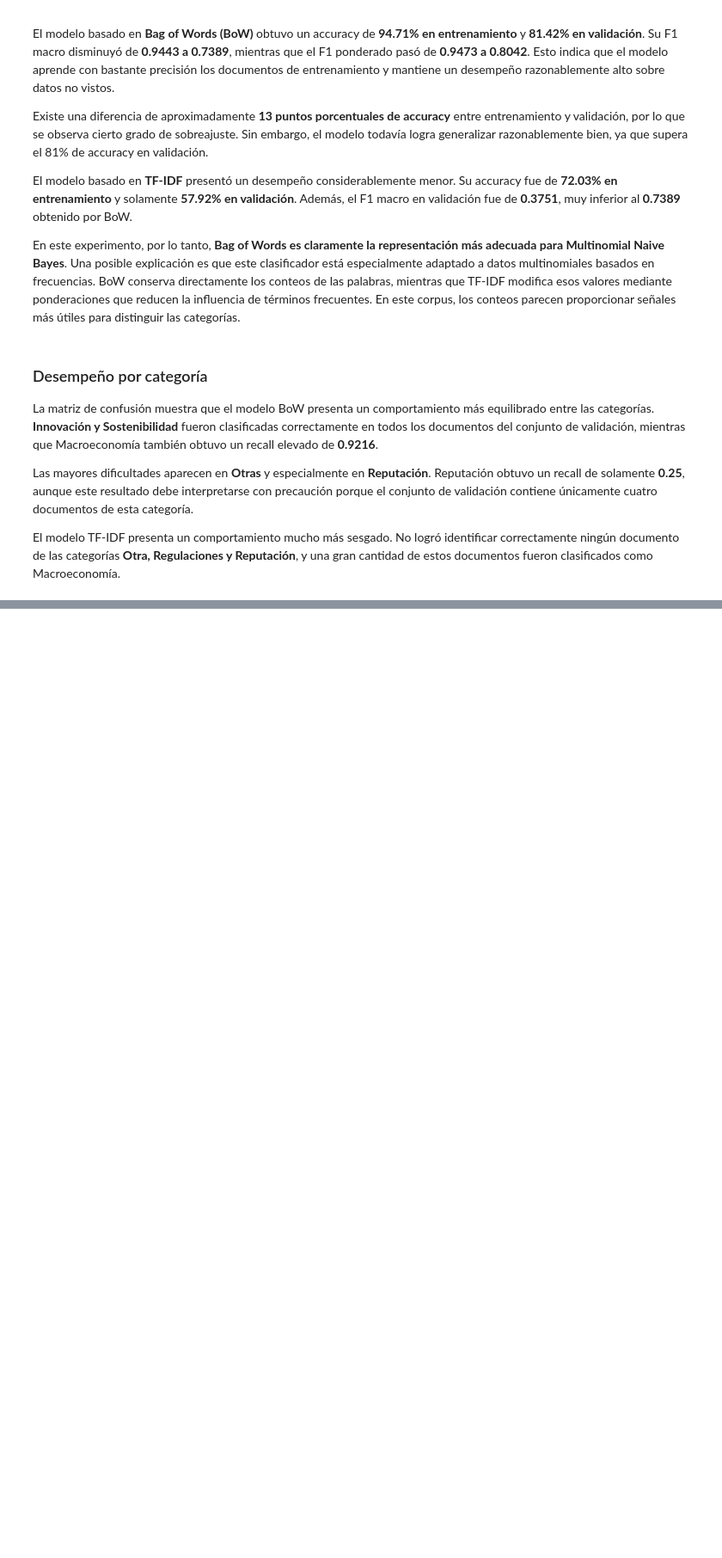
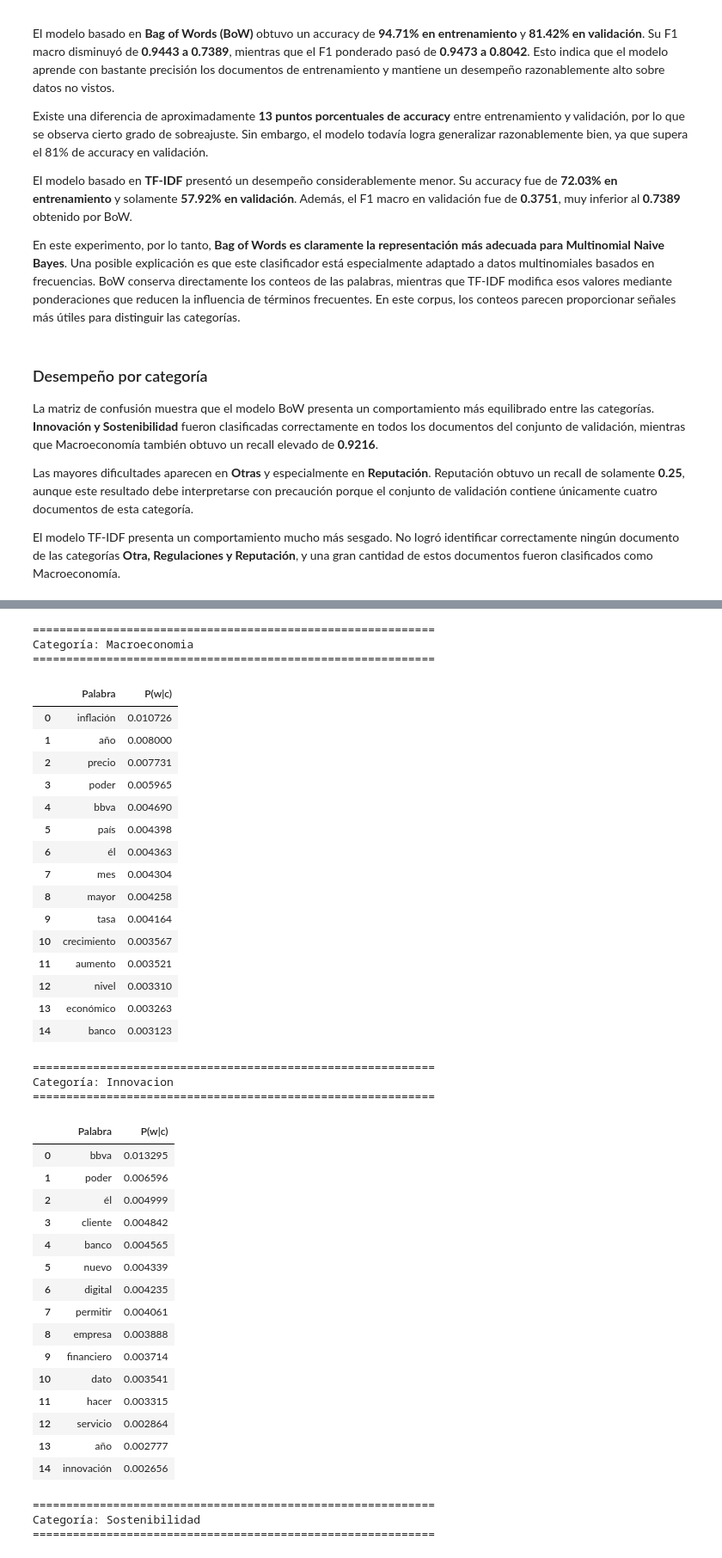
Before and after one commit to Cynthiss/NLP, a Jupyter notebook: Lab_3/Lab_3.ipynb, the cells around one changed output, grey strips where cells are left out. Shown at 86% size. Drawn from its saved outputs; the diff is of its cells as text; code cells hidden in the pictures; blank space fills up the shorter version.

Commit message:
Part 4
Agregar analisis de errores y probabilidades por categoria

```diff
--- a/Lab_3/Lab_3.ipynb
+++ b/Lab_3/Lab_3.ipynb
@@ -2055,0 +2247,68 @@ El modelo TF-IDF presenta un comportamiento mucho más sesgado. No logró identi
+# %%
+
+# Top palabras por probabilidad condicional
+
+
+categorias_analisis = [
+    "Macroeconomia",
+    "Innovacion",
+    "Sostenibilidad"
+]
+
+for categoria in categorias_analisis:
+
+    print("\n" + "=" * 60)
+    print(f"Categoría: {categoria}")
+    print("=" * 60)
+
+    display(
+        top_palabras_por_categoria(
+            modelo_bow,
+            bow_vectorizer,
+            categorias_modelo,
+            categoria,
+            n=15
+        )
+    )
+# %% [output]
+============================================================
+Categoría: Macroeconomia
+============================================================
+|  | Palabra | P(w|c) |
+| 0 | inflación | 0.010726 |
+| 1 | año | 0.008000 |
+| 2 | precio | 0.007731 |
+| 3 | poder | 0.005965 |
+| 4 | bbva | 0.004690 |
+| 5 | país | 0.004398 |
+| 6 | él | 0.004363 |
+| 7 | mes | 0.004304 |
+| 8 | mayor | 0.004258 |
+| 9 | tasa | 0.004164 |
+| 10 | crecimiento | 0.003567 |
+| 11 | aumento | 0.003521 |
+| 12 | nivel | 0.003310 |
+| 13 | económico | 0.003263 |
+| 14 | banco | 0.003123 |
+============================================================
+Categoría: Innovacion
+============================================================
+|  | Palabra | P(w|c) |
+| 0 | bbva | 0.013295 |
+| 1 | poder | 0.006596 |
+| 2 | él | 0.004999 |
+| 3 | cliente | 0.004842 |
+| 4 | banco | 0.004565 |
+| 5 | nuevo | 0.004339 |
+| 6 | digital | 0.004235 |
+| 7 | permitir | 0.004061 |
+| 8 | empresa | 0.003888 |
+| 9 | financiero | 0.003714 |
+| 10 | dato | 0.003541 |
+| 11 | hacer | 0.003315 |
+| 12 | servicio | 0.002864 |
+| 13 | año | 0.002777 |
+| 14 | innovación | 0.002656 |
+============================================================
+Categoría: Sostenibilidad
+============================================================
```
Also changed, not shown: parts of 10 cells of this notebook.
